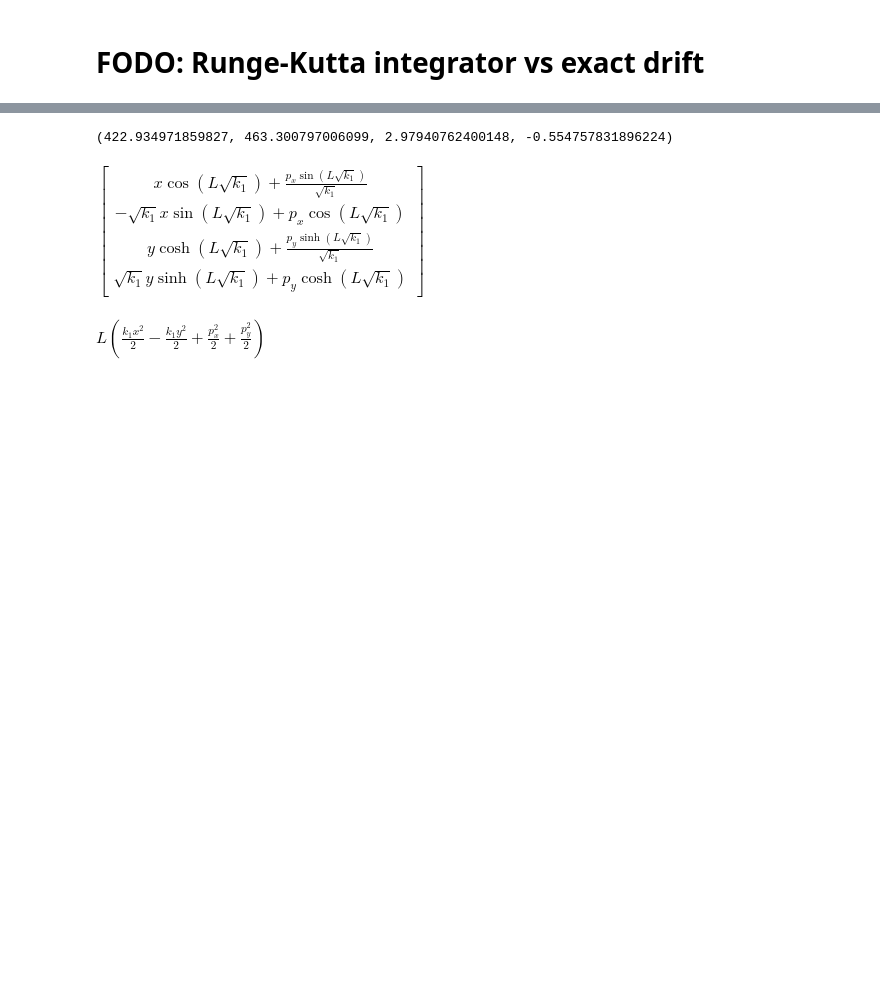
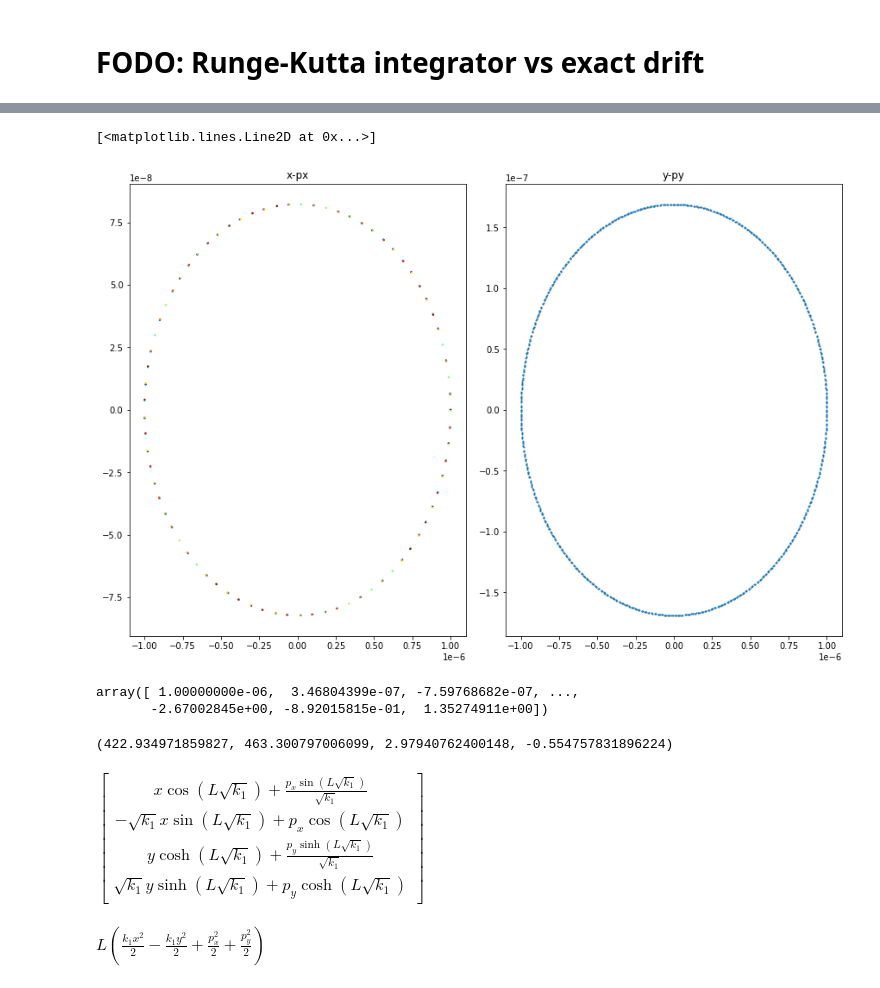
Before and after one commit to tomerten/acchamiltoniansandmatrices, a Jupyter notebook: acchamiltoniansandmatrices/Examples/Notebooks/Example_Deep_Lie.ipynb, the cells around one changed output, grey strips where cells are left out. Cells and saved outputs as stored; diff of their text form; code cells hidden in the pictures; blank space fills up the shorter version.

```diff
--- a/acchamiltoniansandmatrices/Examples/Notebooks/Example_Deep_Lie.ipynb
+++ b/acchamiltoniansandmatrices/Examples/Notebooks/Example_Deep_Lie.ipynb
@@ -39,7 +46,7 @@ from acchamiltoniansandmatrices.Hamiltonians.LatticeElementHamiltonians import (
 from acchamiltoniansandmatrices.Matrices.SymbMatrices import RsymbQuad4D
 from acchamiltoniansandmatrices.Matrices.NumpyMatrices import RnpQuad4D
 # %%
-x, px, y, py, z, delta, eps, h , k0, k1, k2, sigma, betag ,f = symbols('x p_x y p_y z delta epsilon h k_0 k_1 k_2 sigma beta_gamma f', real=True)
+x, px, y, py, z, pz, delta, eps, h , k0, k1, k2, sigma, betag ,f = symbols('x p_x y p_y z p_z delta epsilon h k_0 k_1 k_2 sigma beta_gamma f', real=True)
 L, beta0, gamma0 = symbols(" L beta_0 gamma_0", real=True, positive=True)
 # %%
 def drift(r,l):
@@ -388,7 +169,8 @@ _r0 = [[10e-7,0,10e-7,0],
        [0.25,0,0.25,0],
        [0.5,0,0.5,0],
        [1,0,1,0],
-       [2,0,2,0]]
+       [2,0,2,0]
+      ]
 
 i_coord = [x,y]
 i_mom = [px,py]
@@ -411,3 +625,39 @@ quadf([1,0.2,3,0.4],6,1.2)
+# %%
+X_RK, X_Lie, X_Exact, X_Lie_corr, X_RK_corr = TrackFodo(_r0,1000)
+# %%
+# subplot grid
+fig = plt.figure(constrained_layout=True, figsize = (12,8))
+gs  = fig.add_gridspec(1, 2)
+
+ax1 = fig.add_subplot(gs[0,0])
+ax2 = fig.add_subplot(gs[0,1])
+
+
+ax1.set_title('x-px')
+ax2.set_title('y-py')
+
+# ax1.plot(X_RK[:, 0, 0], X_RK[:, 0, 1], '.', markersize = 2,label='RK')
+# ax2.plot(X_RK[:, 0, 2], X_RK[:, 0, 3], '.', markersize = 2,label='RK')
+
+# ax1.plot(X_Lie[:, 0, 0], X_Lie[:, 0, 1], '.', markersize = 2,label='Lie')
+# ax2.plot(X_Lie[:, 0, 2], X_Lie[:, 0, 3], '.', markersize = 2,label='Lie')
+
+# ax1.plot(X_Exact[:, 0], X_Exact[:, 1], '.', markersize = 2,label='Exact')
+# ax2.plot(X_Exact[:, 2], X_Exact[:, 3], '.', markersize = 2,label='Exact')
+
+ax1.scatter(X_Lie_corr[::7, 0, 0], X_Lie_corr[::7, 0, 1], s=2,label='Lie_corr',c=np.arange(len(X_RK_corr[::7, 0])),cmap="jet")
+ax2.plot(X_Lie_corr[:, 0, 2], X_Lie_corr[:, 0, 3], '.', markersize = 2,label='Lie_corr')
+
+# ax1.scatter(X_RK_corr[::7, 0, 0], X_RK_corr[::7, 0, 1],s=1,label='RK_corr', c=np.arange(len(X_RK_corr[::7, 0])),cmap="jet" )
+# ax2.plot(X_RK_corr[:, 0, 2], X_RK_corr[:, 0, 3], '.', markersize = 2,label='RK_corr')
+# %% [output]
+[<matplotlib.lines.Line2D at 0x...>]
+[figure, added]
+# %%
+X_RK_corr[0::7,0,0]
+# %% [output]
+array([ 1.00000000e-06,  3.46804399e-07, -7.59768682e-07, ...,
+       -2.67002845e+00, -8.92015815e-01,  1.35274911e+00])
 # %%
 quadf([1,0.2,3,0.4],6,-1.2)
 # %% [output]
```
Also changed, not shown: parts of 17 cells of this notebook, 2 other files.
